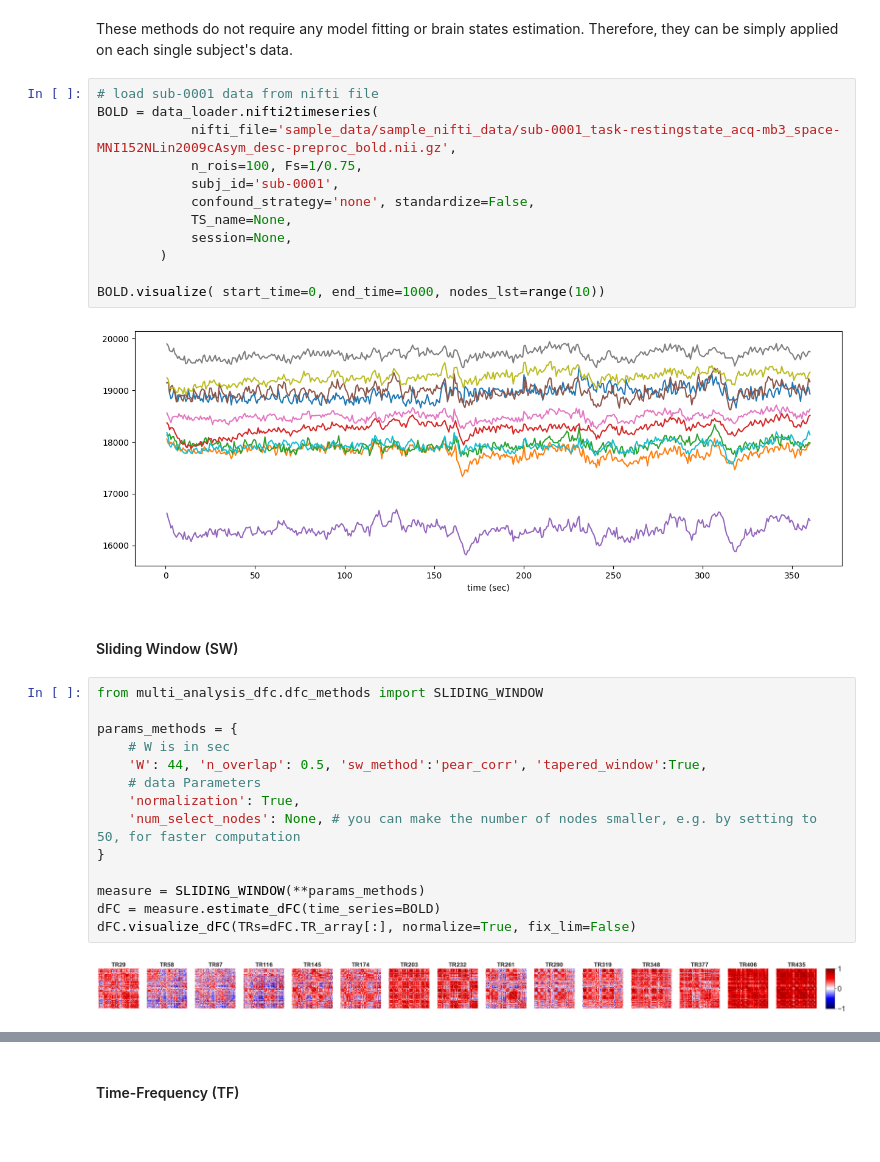
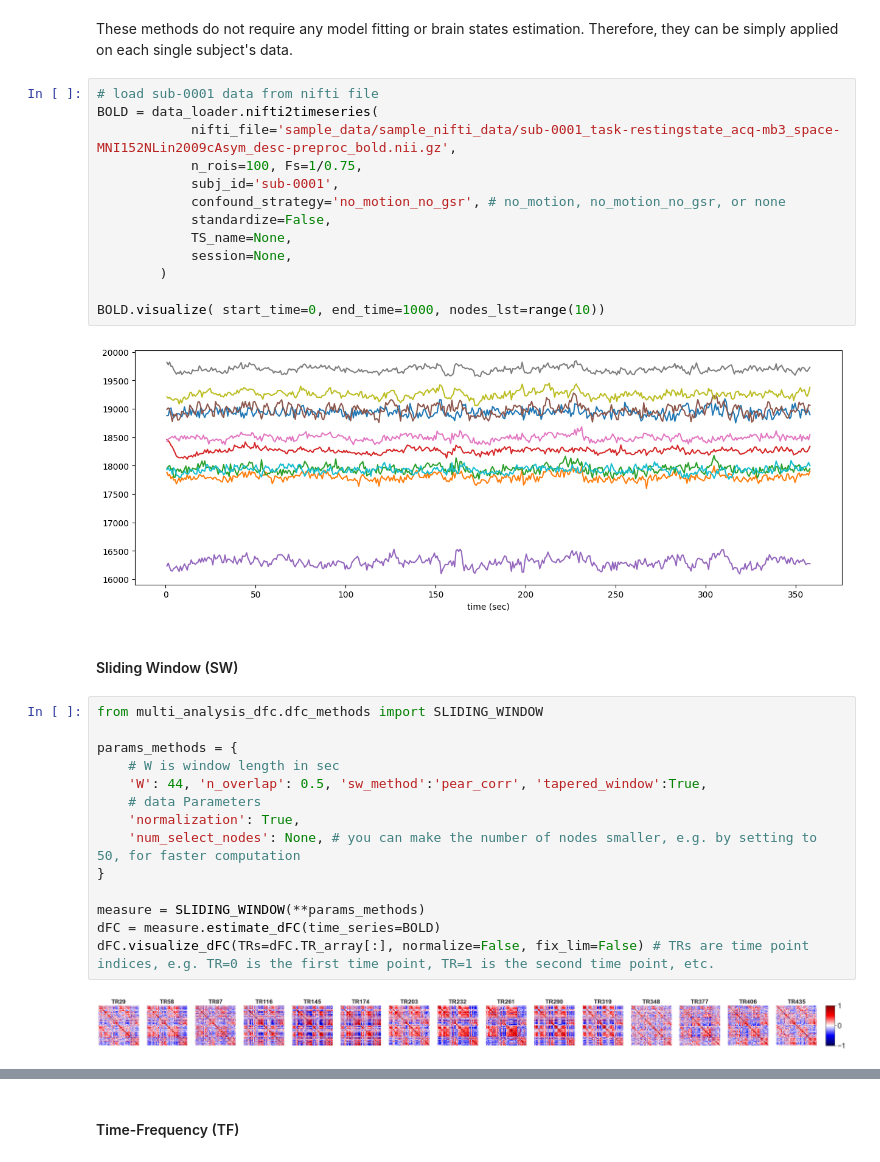
Before and after one commit to neurodatascience/dFC, a Jupyter notebook: dFC_methods_demo.ipynb, the cells around one changed output, grey strips where cells are left out. Saved outputs shown, nothing was run; the diff lists cells and outputs as text; blank space fills up the shorter version.

```diff
--- a/dFC_methods_demo.ipynb
+++ b/dFC_methods_demo.ipynb
@@ -19,29 +19,30 @@ BOLD = data_loader.nifti2timeseries(
             nifti_file='sample_data/sample_nifti_data/sub-0001_task-restingstate_acq-mb3_space-MNI152NLin2009cAsym_desc-preproc_bold.nii.gz',
             n_rois=100, Fs=1/0.75,
             subj_id='sub-0001',
-            confound_strategy='none', standardize=False,
+            confound_strategy='no_motion_no_gsr', # no_motion, no_motion_no_gsr, or none
+            standardize=False,
             TS_name=None,
             session=None,
         )
 
 BOLD.visualize( start_time=0, end_time=1000, nodes_lst=range(10))
 # %% [output]
-[figure, old version]
+[figure, new version]
 # %% [markdown]
 #### Sliding Window (SW)
 # %%
 from multi_analysis_dfc.dfc_methods import SLIDING_WINDOW
 
 params_methods = {
-    # W is in sec
+    # W is window length in sec
     'W': 44, 'n_overlap': 0.5, 'sw_method':'pear_corr', 'tapered_window':True,
     # data Parameters
     'normalization': True,
     'num_select_nodes': None, # you can make the number of nodes smaller, e.g. by setting to 50, for faster computation
 }
 
 measure = SLIDING_WINDOW(**params_methods)
 dFC = measure.estimate_dFC(time_series=BOLD)
-dFC.visualize_dFC(TRs=dFC.TR_array[:], normalize=True, fix_lim=False)
+dFC.visualize_dFC(TRs=dFC.TR_array[:], normalize=False, fix_lim=False) # TRs are time point indices, e.g. TR=0 is the first time point, TR=1 is the second time point, etc.
 # %% [output]
-[figure, old version]
+[figure, new version]
```
Also changed, not shown: parts of 10 cells of this notebook.
